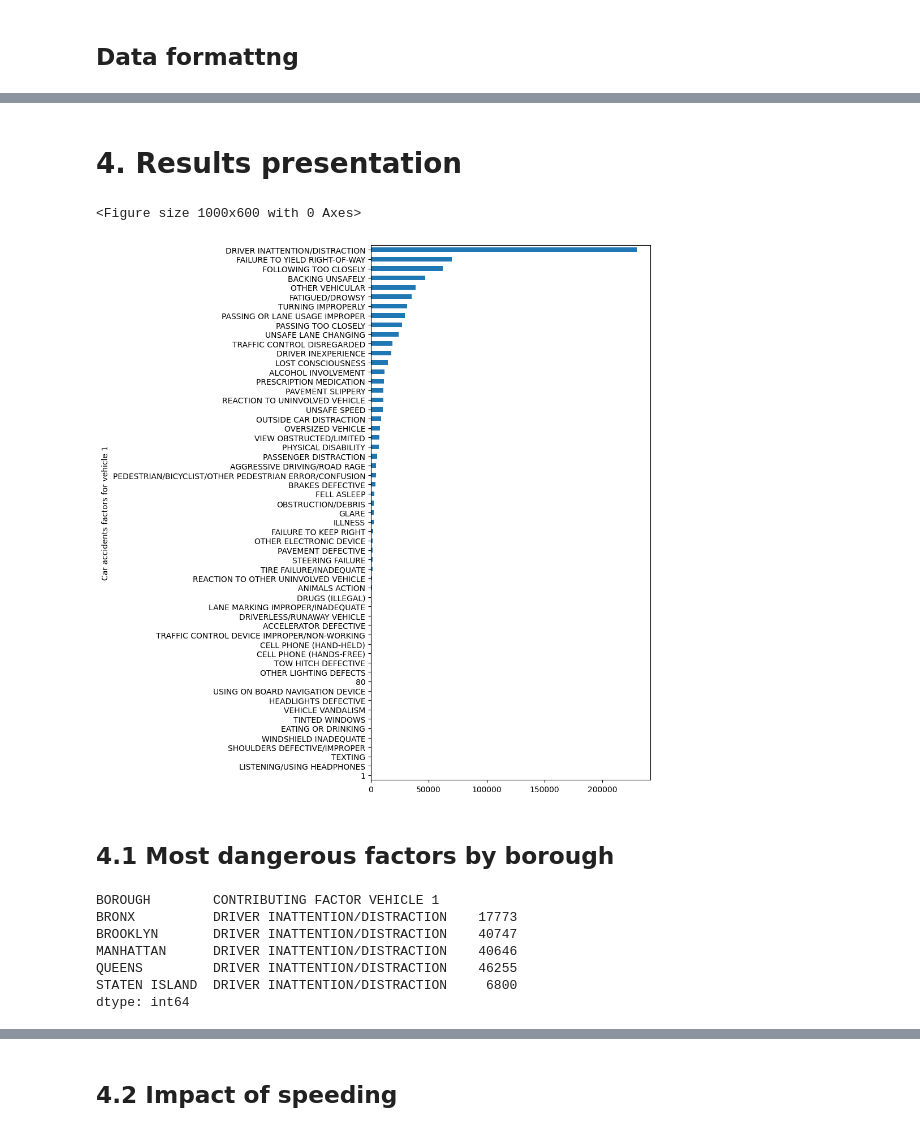
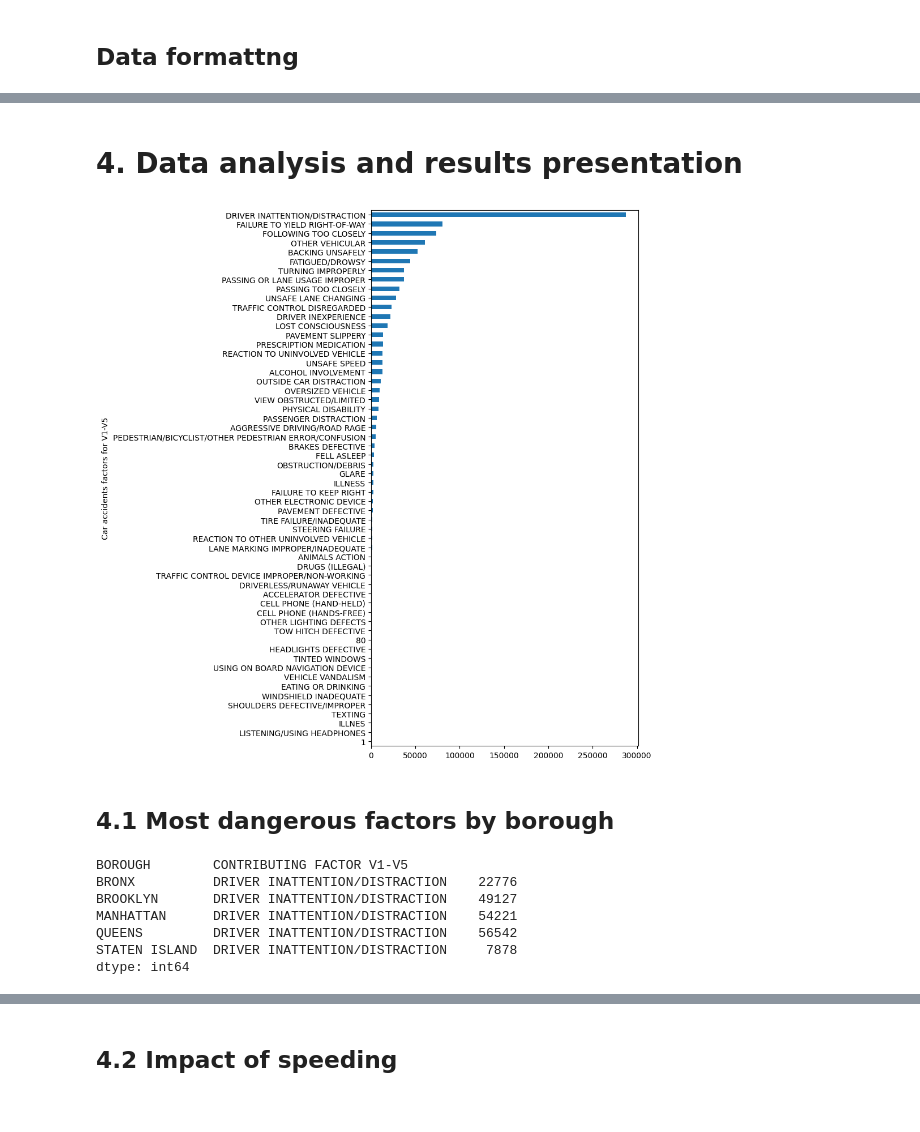
Before and after one commit to makarewiczpawel/CarAccidentsNYC, a Jupyter notebook: Vehicle_collision_data_analysis.ipynb, the cells around one changed output, grey strips where cells are left out. Cells and saved outputs as stored; diff of their text form; code cells hidden in the pictures.

Commit message:
Data transformation to collect all Contributing Factors from V1-V5

```diff
--- a/Vehicle_collision_data_analysis.ipynb
+++ b/Vehicle_collision_data_analysis.ipynb
@@ -151,0 +163,12 @@ vehicle_collision_transformed = vehicle_collision[vehicle_collision['CONTRIBUTIN
+# %%
+# Transforming data to have on collumn 'CONTRIBUTING FACTOR V1-V5' with all contributing factors
+vehicle_collision['CONTRIBUTING FACTOR V1-V5'] = vehicle_collision[['CONTRIBUTING FACTOR VEHICLE 1',
+                                                                   'CONTRIBUTING FACTOR VEHICLE 2',
+                                                                   'CONTRIBUTING FACTOR VEHICLE 3',
+                                                                   'CONTRIBUTING FACTOR VEHICLE 4',
+                                                                   'CONTRIBUTING FACTOR VEHICLE 5']].values.tolist()
+# %%
+# Exploding factors in a separate rows
+vehicle_collision_transformed = vehicle_collision.explode('CONTRIBUTING FACTOR V1-V5')
+vehicle_collision_transformed = vehicle_collision_transformed.dropna(subset=['CONTRIBUTING FACTOR V1-V5'])
+vehicle_collision_transformed.head(100)
@@ -152,36 +189,37 @@ vehicle_collision_transformed = vehicle_collision[vehicle_collision['CONTRIBUTIN
 # %%
-# Capitalizing each entry in 'Contributing factor vehicle 1'
-vehicle_collision_transformed.loc[:, 'CONTRIBUTING FACTOR VEHICLE 1'] = vehicle_collision_transformed['CONTRIBUTING FACTOR VEHICLE 1'].str.upper()
-vehicle_collision_transformed.loc[:, 'CONTRIBUTING FACTOR VEHICLE 2'] = vehicle_collision_transformed['CONTRIBUTING FACTOR VEHICLE 2'].str.upper()
+# Capitalizing each entry in 'CONTRIBUTING FACTOR V1-V5'
+vehicle_collision_transformed.loc[:, 'CONTRIBUTING FACTOR V1-V5'] = vehicle_collision_transformed['CONTRIBUTING FACTOR V1-V5'].str.upper()
+# %%
+# Removing factors which are 'Unspecified' in 'CONTRIBUTING FACTOR V1-V5' collumn
+vehicle_collision_transformed = vehicle_collision_transformed[vehicle_collision_transformed['CONTRIBUTING FACTOR V1-V5'] != 'UNSPECIFIED']
+# vehicle_collision_transformed['CONTRIBUTING FACTOR V1-V5'].unique()
 # %% [markdown]
-# 4. Results presentation
+# 4. Data analysis and results presentation
 # %%
-# Graphical visualization of car accidents factors for vehicle 1
+# Graphical visualization of car accidents factors for vehicle 1 up to 5
 plt.figure(figsize=(10, 10))
-vehicle_collision_transformed['CONTRIBUTING FACTOR VEHICLE 1'].value_counts().sort_values(ascending=True).plot(kind='barh')
-# vehicle_collision_transformed['CONTRIBUTING FACTOR VEHICLE 1'].value_counts().sort_index(ascending=False).plot(kind='barh')
-plt.ylabel('Car accidents factors for vehicle 1')
+vehicle_collision_transformed['CONTRIBUTING FACTOR V1-V5'].value_counts().sort_values(ascending=True).plot(kind='barh')
+plt.ylabel('Car accidents factors for V1-V5')
 plt.tight_layout()
 plt.show()
 # %% [output]
-<Figure size 1000x600 with 0 Axes>
-[figure, old version]
+[figure, new version]
 # %% [markdown]
 ## 4.1 Most dangerous factors by borough
 # %%
-# Grouping dataframe by 'borough' and 'contributing factor vehicle 1'
-most_dangerous_factors = vehicle_collision_transformed.groupby(['BOROUGH','CONTRIBUTING FACTOR VEHICLE 1']).size()
+# Grouping dataframe by 'BOROUGH' and 'CONTRIBUTING FACTOR V1-V5'
+most_dangerous_factors = vehicle_collision_transformed.groupby(['BOROUGH','CONTRIBUTING FACTOR V1-V5']).size()
 # Grouping by 'n largest' contributing factors
 most_dangerous_factors = most_dangerous_factors.groupby(level=0).nlargest(1).reset_index(level=0, drop=True)
 # Data visualization (data type: 'series')
 most_dangerous_factors
 # %% [output]
-BOROUGH        CONTRIBUTING FACTOR VEHICLE 1
-BRONX          DRIVER INATTENTION/DISTRACTION    17773
-BROOKLYN       DRIVER INATTENTION/DISTRACTION    40747
-MANHATTAN      DRIVER INATTENTION/DISTRACTION    40646
-QUEENS         DRIVER INATTENTION/DISTRACTION    46255
-STATEN ISLAND  DRIVER INATTENTION/DISTRACTION     6800
+BOROUGH        CONTRIBUTING FACTOR V1-V5
+BRONX          DRIVER INATTENTION/DISTRACTION    22776
+BROOKLYN       DRIVER INATTENTION/DISTRACTION    49127
+MANHATTAN      DRIVER INATTENTION/DISTRACTION    54221
+QUEENS         DRIVER INATTENTION/DISTRACTION    56542
+STATEN ISLAND  DRIVER INATTENTION/DISTRACTION     7878
 dtype: int64
 # %%
 # Graphical visualization of most dangerous factors of car accidents in NYC
```
Also changed, not shown: parts of 17 cells of this notebook, 2 other files.
